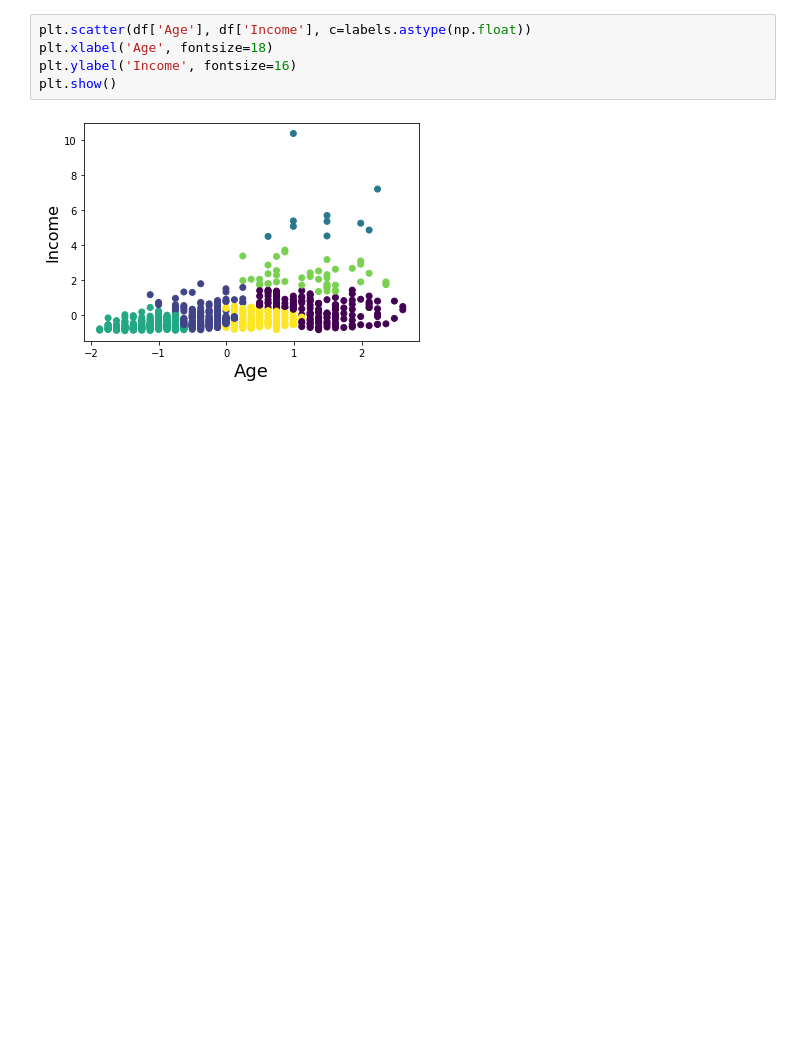
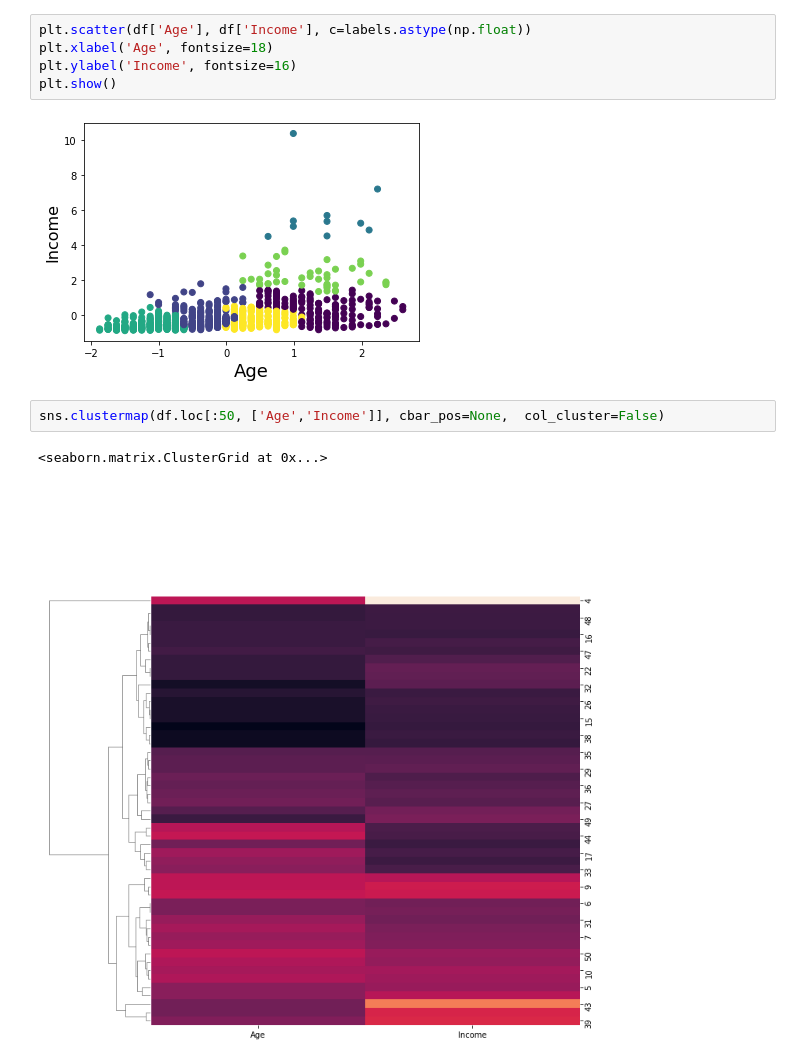
Before and after one commit to SaiPrathek/DS_01_MAY_2020, a Jupyter notebook: clustering/agglomerative/customer_seg.ipynb, the cells around one changed output. Saved outputs shown, nothing was run; the diff lists cells and outputs as text; blank space fills up the shorter version.

```diff
--- a/clustering/agglomerative/customer_seg.ipynb
+++ b/clustering/agglomerative/customer_seg.ipynb
@@ -93,3 +94,8 @@ plt.ylabel('Income', fontsize=16)
 plt.show()
 # %% [output]
 [figure]
+# %%
+sns.clustermap(df.loc[:50, ['Age','Income']], cbar_pos=None,  col_cluster=False)
+# %% [output]
+<seaborn.matrix.ClusterGrid at 0x...>
+[figure, added]
```
Also changed, not shown: parts of 1 cell of this notebook.
